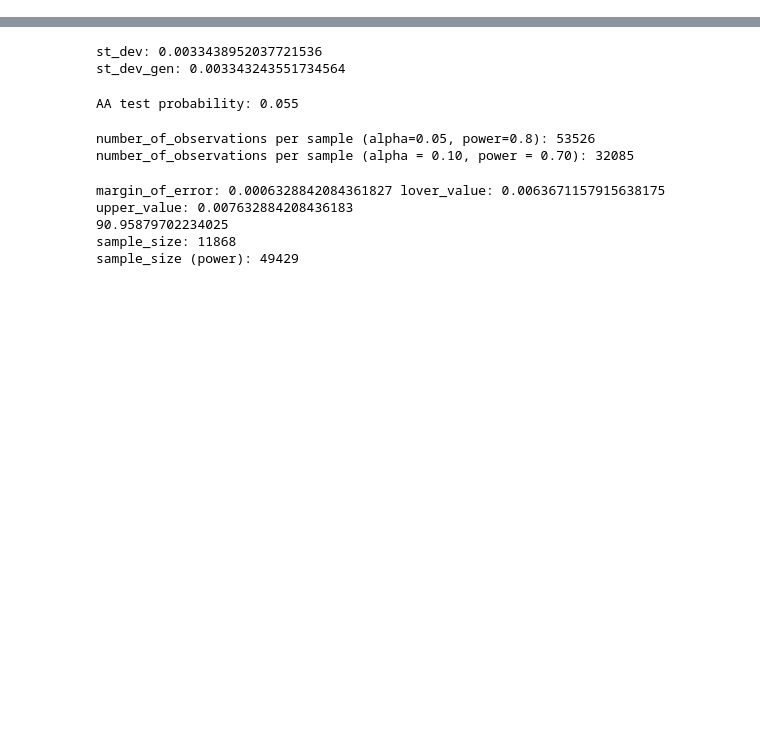
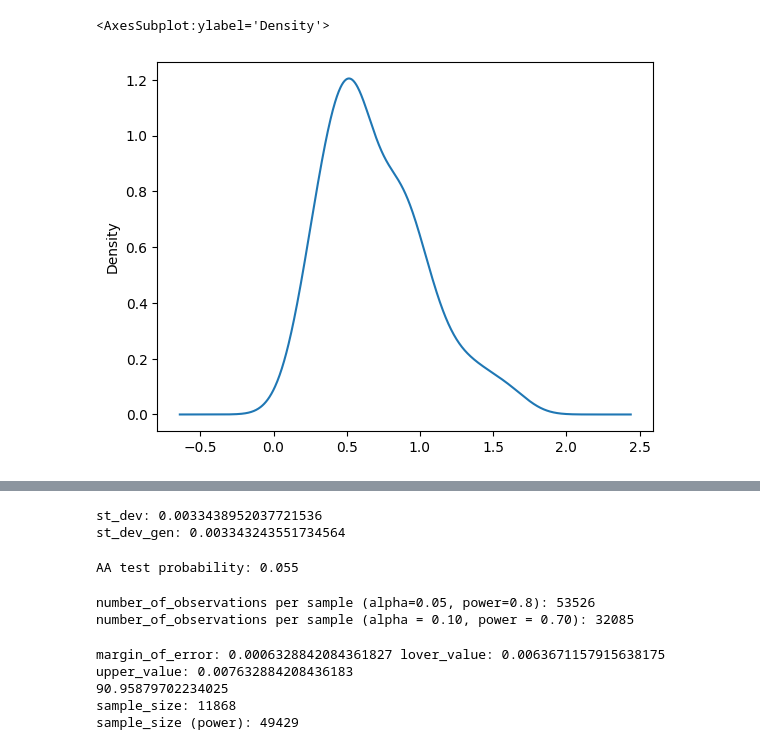
Before and after one commit to betelgeus/commercial_research, a Jupyter notebook: AB_test_order_car_form_submit.ipynb, the cells around one changed output, grey strips where cells are left out. Cells and saved outputs as stored; diff of their text form; code cells hidden in the pictures; blank space fills up the shorter version.

```diff
--- a/AB_test_order_car_form_submit.ipynb
+++ b/AB_test_order_car_form_submit.ipynb
@@ -49,0 +31,17 @@ plt.show()
+# %%
+# Import data
+# 100 samples with 700 observations in each
+data_frame = pd.read_csv('/Users/mitya/Downloads/cr_export.csv', sep=',', header=None)
+bounce_rate = data_frame[0]
+page_view = data_frame[1]
+conversion_rate_100 = data_frame[2]
+cr_all_forms = data_frame[3]
+
+# 100 samples with 10 000 observations in each
+data_frame = pd.read_csv('/Users/mitya/Downloads/cr_export_1.csv', sep=',', header=None)
+bounce_rate_1 = data_frame[0]
+page_view_1 = data_frame[1]
+
+# 500 samples with ~ 700 observations in each
+data_frame_2 = pd.read_csv('/Users/mitya/Downloads/cr_export_2.csv', sep=',', header=None)
+bounce_rate_2 = data_frame_2[0]
@@ -49,0 +62,5 @@ plt.show()
+# %%
+pd.Series(conversion_rate_100).plot.kde()
+# %% [output]
+<AxesSubplot:ylabel='Density'>
+[figure, added]
```
Also changed, not shown: parts of 5 cells of this notebook.
